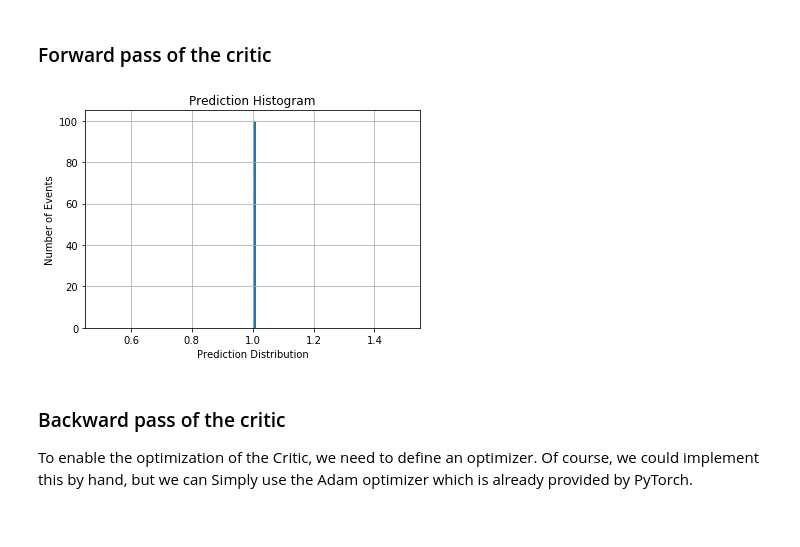
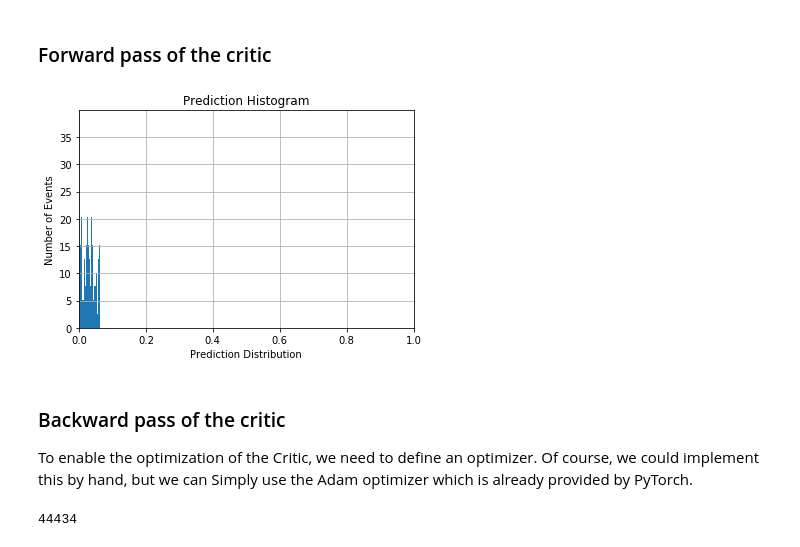
Before and after one commit to JoeriHermans/deep-learning-scripts, a Jupyter notebook: scripts/adverserial-variational-optimization/avo-notebook.ipynb, the cells around one changed output. Cells and saved outputs as stored; diff of their text form; code cells hidden in the pictures.

Commit message:
Add Critic Network

```diff
--- a/scripts/adverserial-variational-optimization/avo-notebook.ipynb
+++ b/scripts/adverserial-variational-optimization/avo-notebook.ipynb
@@ -152,11 +152,13 @@ class Critic(torch.nn.Module):
     def __init__(self, num_features, num_hidden):
         super(Critic, self).__init__()
         self.fc_1 = torch.nn.Linear(num_features, num_hidden)
-        self.fc_2 = torch.nn.Linear(num_hidden, 1)
+        self.fc_2 = torch.nn.Linear(num_hidden, num_hidden)
+        self.fc_3 = torch.nn.Linear(num_hidden, 1)
 
     def forward(self, x):
         x = F.relu(self.fc_1(x))
-        x = F.softmax(self.fc_2(x))
+        x = F.relu(self.fc_2(x))
+        x = self.fc_3(x)
 
         return x
 # %% [markdown]
@@ -289,7 +291,7 @@ y_expected[batch_size // 2:] = 1.0
 ### Forward pass of the critic
 # %%
 # Define the critic with the specified number of hidden neurons.
-num_hidden = 50
+num_hidden = 20
 
 # Allocate the Critic with the specified configuration.
 critic = Critic(num_features, num_hidden)
@@ -298,18 +300,22 @@ critic = Critic(num_features, num_hidden)
 x = torch.autograd.Variable(torch.from_numpy(x).float(), requires_grad=False)
 y_expected = torch.autograd.Variable(torch.from_numpy(y_expected).float(), requires_grad=False)
 # %%
+# Allocate the Critic with the specified configuration.
+critic = Critic(num_features, num_hidden)
+
 # Do the prediction.
 y = critic(x)
 
 # Plot the histogram of the prediction.
 plt.hist(y.data.numpy(), bins=100, normed=True)
 plt.grid(True)
+plt.xlim([0, 1])
 plt.xlabel(r"Prediction Distribution")
 plt.ylabel("Number of Events")
 plt.title("Prediction Histogram")
 plt.show()
 # %% [output]
-[figure, old version]
+[figure, new version]
 # %% [markdown]
 ### Backward pass of the critic
 
@@ -317,2 +338,8 @@ To enable the optimization of the Critic, we need to define an optimizer. Of cou
+# %%
+import gc
+
+gc.collect()
+# %% [output]
+44434
 # %%
 optimizer = torch.optim.Adam(critic.parameters(), lr=0.0001)
```
Also changed, not shown: parts of 20 cells of this notebook.
